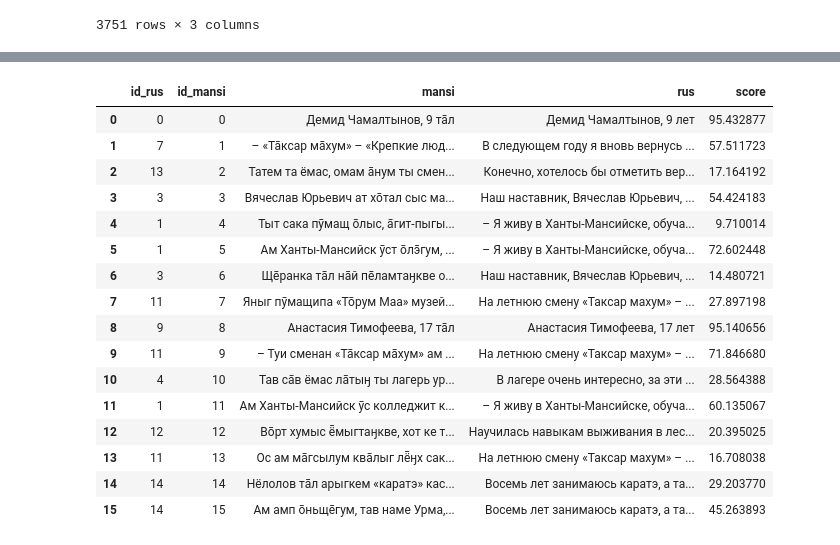
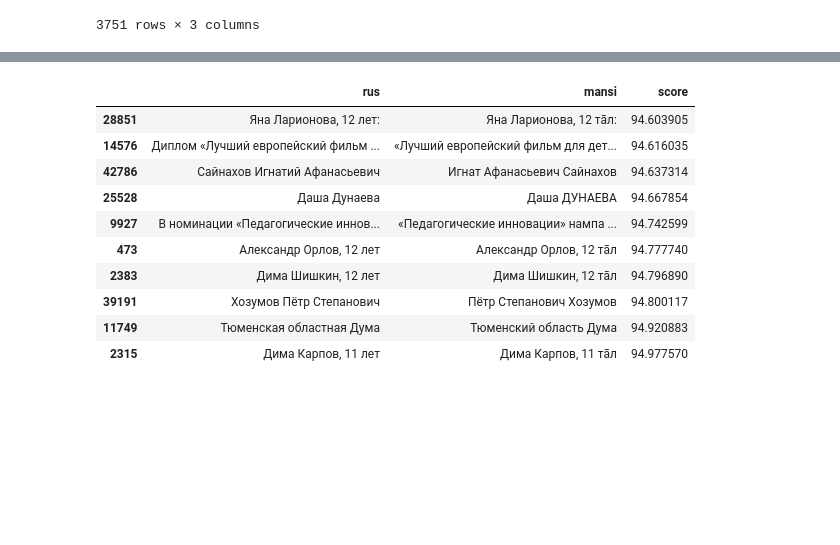
Before and after one commit to AkiRusProd/mansi-translator, a Jupyter notebook: data/align_sentences.ipynb, the cells around one changed output, grey strips where cells are left out. Cells and saved outputs as stored; diff of their text form; code cells hidden in the pictures; blank space fills up the shorter version.

```diff
--- a/data/align_sentences.ipynb
+++ b/data/align_sentences.ipynb
@@ -200,20 +196,31 @@ pd.DataFrame(rus_to_mansi)#.query('score > 50')
+# %%
+all_dict = {
+    'rus': [],
+    'mansi': [],
+    'score': []
+}
+for i in tqdm(range(len(mansi_rus_all))):
+    rm = pd.DataFrame(rus_mansi_all[i])
+    mr = pd.DataFrame(mansi_rus_all[i])
+    a = pd.merge(rm, mr, on=['id_rus', 'id_mansi'], how='inner')
+    all_dict['rus'].extend(a['rus_x'].tolist())
+    all_dict['mansi'].extend(a['mansi_x'].tolist())
+    all_dict['score'].extend(a['score_x'].tolist())
+
+full_govno = pd.DataFrame(all_dict)
+# %%
+full_govno.query('score >= 30 & score < 95').sort_values(by='score', ascending=True).tail(10)
+# %% [output]
+|  | rus | mansi | score |
+| 28851 | Яна Ларионова, 12 лет: | Яна Ларионова, 12 та̄л: | 94.603905 |
+| 14576 | Диплом «Лучший европейский фильм ... | «Лучший европейский фильм для дет... | 94.616035 |
+| 42786 | Сайнахов Игнатий Афанасьевич | Игнат Афанасьевич Сайнахов | 94.637314 |
+| 25528 | Даша Дунаева | Даша ДУНАЕВА | 94.667854 |
+| 9927 | В номинации «Педагогические иннов... | «Педагогические инновации» нампа ... | 94.742599 |
+| 473 | Александр Орлов, 12 лет | Александр Орлов, 12 та̄л | 94.777740 |
+| 2383 | Дима Шишкин, 12 лет | Дима Шишкин, 12 та̄л | 94.796890 |
+| 39191 | Хозумов Пётр Степанович | Пётр Степанович Хозумов | 94.800117 |
+| 11749 | Тюменская областная Дума | Тюменский область Дума | 94.920883 |
+| 2315 | Дима Карпов, 11 лет | Дима Карпов, 11 та̄л | 94.977570 |
 # %%
-pd.DataFrame(mansi_to_rus)#.query('score > 50')
+full_govno.query('score >= 30 & score < 95').to_csv('additional_data/44k_parse_Labse_data.csv', index=False)
-# %% [output]
-|  | id_rus | id_mansi | mansi | rus | score |
-| 0 | 0 | 0 | Демид Чамалтынов, 9 та̄л | Демид Чамалтынов, 9 лет | 95.432877 |
-| 1 | 7 | 1 | – «Та̄ксар ма̄хум» – «Крепкие люд... | В следующем году я вновь вернусь ... | 57.511723 |
-| 2 | 13 | 2 | Татем та ёмас, омам а̄нум ты смен... | Конечно, хотелось бы отметить вер... | 17.164192 |
-| 3 | 3 | 3 | Вячеслав Юрьевич ат хо̄тал сыс ма... | Наш наставник, Вячеслав Юрьевич, ... | 54.424183 |
-| 4 | 1 | 4 | Тыт сака пӯмащ о̄лыс, а̄гит-пыгы... | – Я живу в Ханты-Мансийске, обуча... | 9.710014 |
-| 5 | 1 | 5 | Ам Ханты-Мансийск ӯст о̄лэ̄гум, ... | – Я живу в Ханты-Мансийске, обуча... | 72.602448 |
-| 6 | 3 | 6 | Ще̄ранка та̄л на̄й пе̄ламтаӈкве о... | Наш наставник, Вячеслав Юрьевич, ... | 14.480721 |
-| 7 | 11 | 7 | Яныг пӯмащипа «То̄рум Маа» музей... | На летнюю смену «Таксар махум» – ... | 27.897198 |
-| 8 | 9 | 8 | Анастасия Тимофеева, 17 та̄л | Анастасия Тимофеева, 17 лет | 95.140656 |
-| 9 | 11 | 9 | – Туи сменан «Та̄ксар ма̄хум» ам ... | На летнюю смену «Таксар махум» – ... | 71.846680 |
-| 10 | 4 | 10 | Тав са̄в ёмас ла̄тыӈ ты лагерь ур... | В лагере очень интересно, за эти ... | 28.564388 |
-| 11 | 1 | 11 | Ам Ханты-Мансийск ӯс колледжит к... | – Я живу в Ханты-Мансийске, обуча... | 60.135067 |
-| 12 | 12 | 12 | Во̄рт хумыс ё̄мыгтаӈкве, хот ке т... | Научилась навыкам выживания в лес... | 20.395025 |
-| 13 | 11 | 13 | Ос ам ма̄гсылум ква̄лыг лё̄ӈх сак... | На летнюю смену «Таксар махум» – ... | 16.708038 |
-| 14 | 14 | 14 | Нёлолов та̄л арыгкем «каратэ» кас... | Восемь лет занимаюсь каратэ, а та... | 29.203770 |
-| 15 | 14 | 15 | Ам амп о̄ньще̄гум, тав наме Урма,... | Восемь лет занимаюсь каратэ, а та... | 45.263893 |
```
Also changed, not shown: parts of 12 cells of this notebook, 1 other file.
